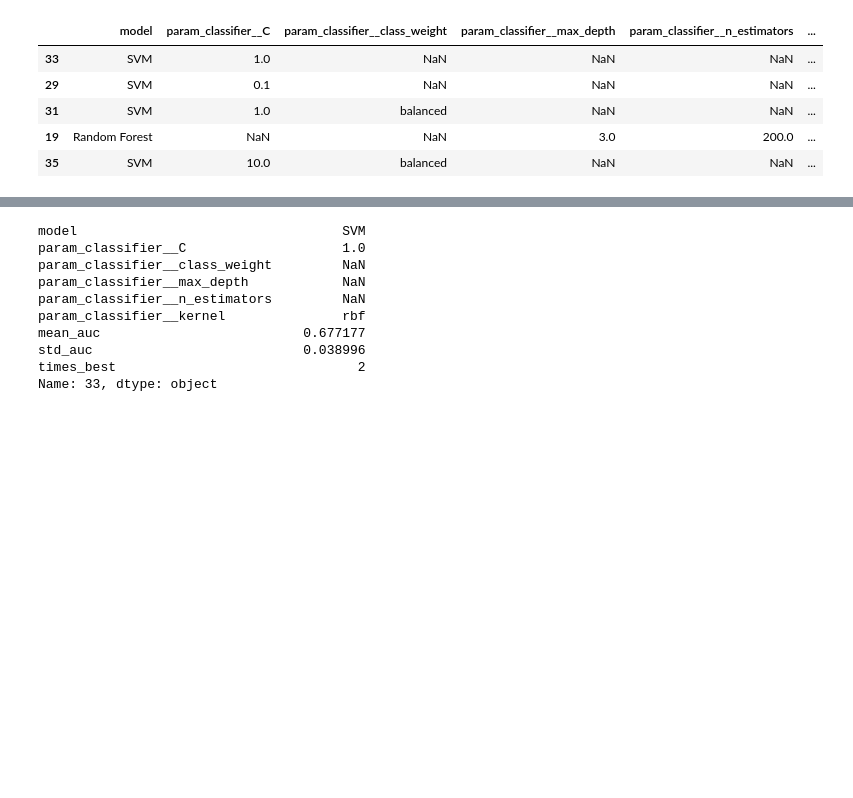
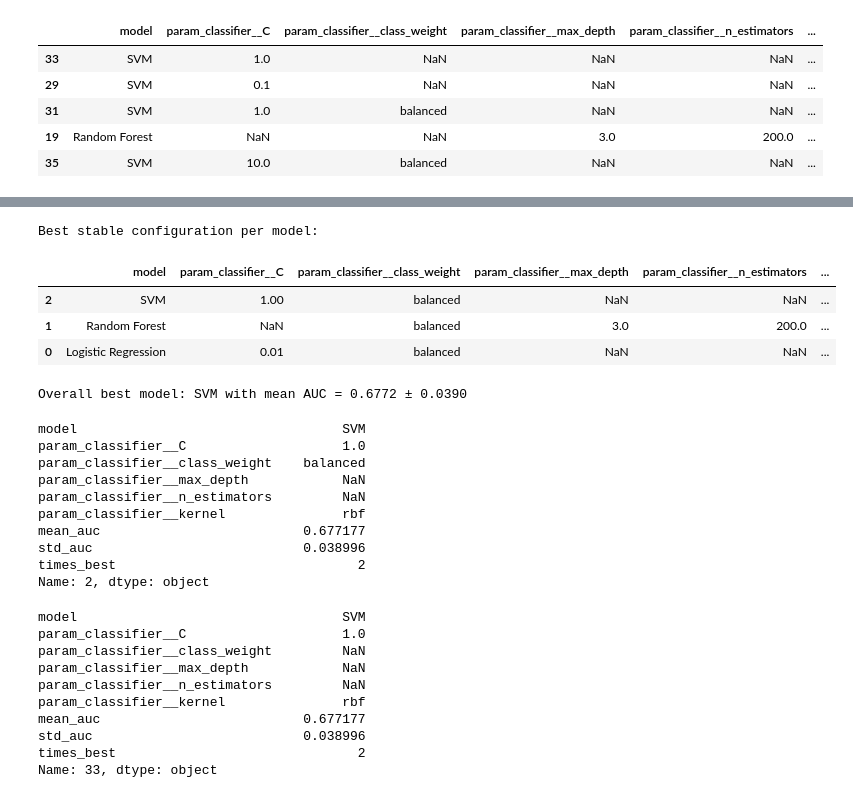
Before and after one commit to AlexandrosMiteloudis/DAMA_Hackathon, a Jupyter notebook: notebooks/METABRIC_CIBCB_pipeline.ipynb, the cells around one changed output, grey strips where cells are left out. Drawn from its saved outputs; the diff is of its cells as text; code cells hidden in the pictures; blank space fills up the shorter version.

```diff
--- a/notebooks/METABRIC_CIBCB_pipeline.ipynb
+++ b/notebooks/METABRIC_CIBCB_pipeline.ipynb
@@ -782,3 +793,39 @@ config_summary.head()
+# %%
+# Among stable configs (std_auc < 0.05), pick best per model, then overall best
+stable_configs = config_summary.query("std_auc < 0.05")
+
+best_stable_per_model = (
+    stable_configs
+    .sort_values("mean_auc", ascending=False)
+    .groupby("model")
+    .first()
+    .reset_index()
+    .sort_values("mean_auc", ascending=False)
+)
+
+print("Best stable configuration per model:")
+display(best_stable_per_model)
+
+best_config = best_stable_per_model.iloc[0]
+print(f"\nOverall best model: {best_config['model']} with mean AUC = {best_config['mean_auc']:.4f} ± {best_config['std_auc']:.4f}")
+best_config
+# %% [output]
+Best stable configuration per model:
+|  | model | param_classifier__C | param_classifier__class_weight | param_classifier__max_depth | param_classifier__n_estimators | ... |
+| 2 | SVM | 1.00 | balanced | NaN | NaN | ... |
+| 1 | Random Forest | NaN | balanced | 3.0 | 200.0 | ... |
+| 0 | Logistic Regression | 0.01 | balanced | NaN | NaN | ... |
+Overall best model: SVM with mean AUC = 0.6772 ± 0.0390
+model                                  SVM
+param_classifier__C                    1.0
+param_classifier__class_weight    balanced
+param_classifier__max_depth            NaN
+param_classifier__n_estimators         NaN
+param_classifier__kernel               rbf
+mean_auc                          0.677177
+std_auc                           0.038996
+times_best                               2
+Name: 2, dtype: object
 # %%
 best_config = config_summary.iloc[0]
 best_config
```
Also changed, not shown: parts of 14 cells of this notebook.
